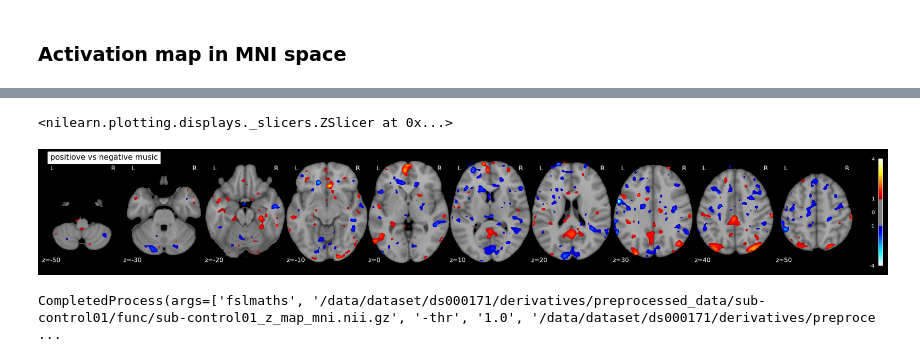
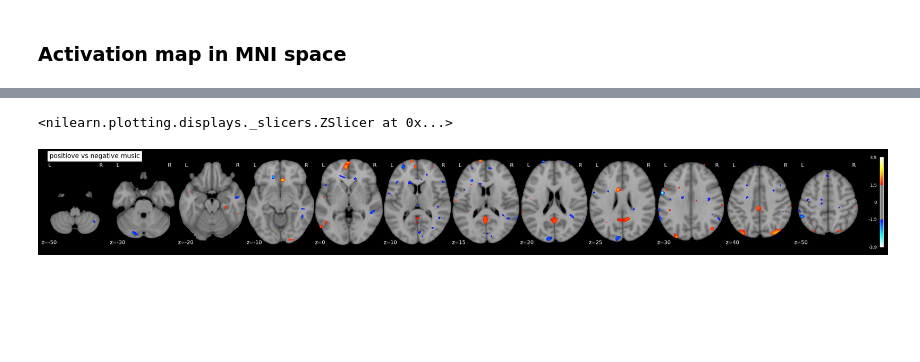
Before and after one commit to ThibthibML/NSSP, a Jupyter notebook: part1.ipynb, the cells around one changed output, grey strips where cells are left out. Saved outputs shown, nothing was run; the diff lists cells and outputs as text; code cells hidden in the pictures; blank space fills up the shorter version.

```diff
--- a/part1.ipynb
+++ b/part1.ipynb
@@ -782,6 +855,6 @@ if RERUN :
 # %%
 mean_img_ = mean_img(reference),
-stat_map = plot_stat_map(nib.load(z_map_path_mni), bg_img=mean_img_[0], threshold=1.0,
-              display_mode='z', cut_coords=[-50,-30,-20,-10,0,10,20,30,40,50], black_bg=True,
+stat_map = plot_stat_map(nib.load(z_map_path_mni), bg_img=mean_img_[0], threshold=1.5,
+              display_mode='z', cut_coords=[-50,-30,-20,-10,0,10,15,20,25,30,40,50], black_bg=True,
               title='positiove vs negative music')
 # %% [output]
@@ -788,0 +862,5 @@ stat_map = plot_stat_map(nib.load(z_map_path_mni), bg_img=mean_img_[0], threshol
+# %%
+mean_img_ = mean_img(reference),
+stat_map = plot_stat_map(nib.load(z_map_path_mni), bg_img=mean_img_[0], threshold=1.5,
+              display_mode='ortho', black_bg=True,
+              title='positiove vs negative music')
@@ -788,0 +869,5 @@ stat_map = plot_stat_map(nib.load(z_map_path_mni), bg_img=mean_img_[0], threshol
+# %%
+mean_img_ = mean_img(reference),
+stat_map = plot_stat_map(nib.load(z_map_path_mni), bg_img=mean_img_[0], threshold=1.5,
+              display_mode='tiled', black_bg=True,
+              title='positiove vs negative music')
@@ -789,12 +876,8 @@ stat_map = plot_stat_map(nib.load(z_map_path_mni), bg_img=mean_img_[0], threshol
 # %%
 mean_img_ = mean_img(reference),
-plot_stat_map(nib.load(z_map_path_affined_mni), bg_img=mean_img_[0], threshold=1.0,
-              display_mode='z', cut_coords=[-50,-30,-20,-10,0,10,20,30,40,50], black_bg=True,
+plot_stat_map(nib.load(z_map_path_affined_mni), bg_img=mean_img_[0], threshold=1.5,
+              display_mode='z', cut_coords=[-50,-30,-20,-10,0,10,15,20,25,30,40,50], black_bg=True,
               title='positiove vs negative music')
 # %% [output]
 <nilearn.plotting.displays._slicers.ZSlicer at 0x...>
-[figure, old version]
+[figure, new version]
-# %%
-subprocess.run(['fslmaths', z_map_path_mni, '-thr', '1.0', z_map_path_mni_cut])
-# %% [output]
-CompletedProcess(args=['fslmaths', '/data/dataset/ds000171/derivatives/preprocessed_data/sub-control01/func/sub-control01_z_map_mni.nii.gz', '-thr', '1.0', '/data/dataset/ds000171/derivatives/preproce ...
```
Also changed, not shown: parts of 42 cells of this notebook, 1 other file.
